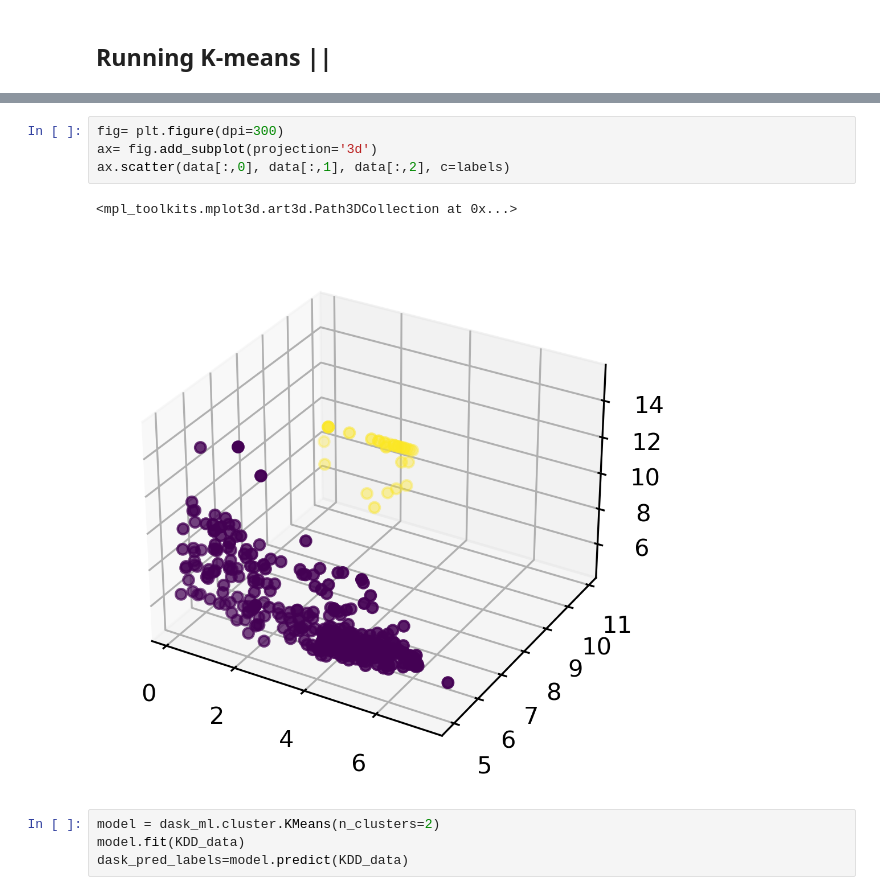
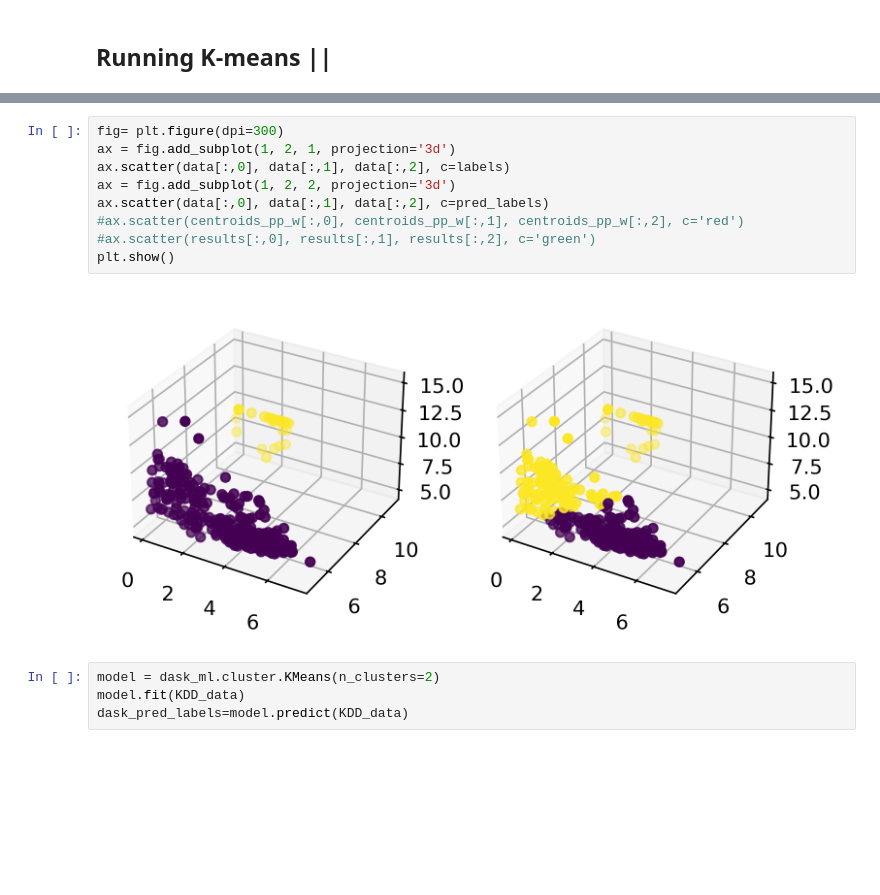
Before and after one commit to ElHuaco/Distributed-k-means, a Jupyter notebook: src/dask/notebooks/OUR CODE/Main.ipynb, the cells around one changed output, grey strips where cells are left out. Saved outputs shown, nothing was run; the diff lists cells and outputs as text; blank space fills up the shorter version.

```diff
--- a/src/dask/notebooks/OUR CODE/Main.ipynb
+++ b/src/dask/notebooks/OUR CODE/Main.ipynb
@@ -496,10 +498,14 @@ plt.show()
 # %%
 fig= plt.figure(dpi=300)
-ax= fig.add_subplot(projection='3d')
+ax = fig.add_subplot(1, 2, 1, projection='3d')
 ax.scatter(data[:,0], data[:,1], data[:,2], c=labels)
+ax = fig.add_subplot(1, 2, 2, projection='3d')
+ax.scatter(data[:,0], data[:,1], data[:,2], c=pred_labels)
+#ax.scatter(centroids_pp_w[:,0], centroids_pp_w[:,1], centroids_pp_w[:,2], c='red')
+#ax.scatter(results[:,0], results[:,1], results[:,2], c='green')
+plt.show()
 # %% [output]
-<mpl_toolkits.mplot3d.art3d.Path3DCollection at 0x...>
-[figure, old version]
+[figure, new version]
 # %%
 model = dask_ml.cluster.KMeans(n_clusters=2)
 model.fit(KDD_data)
```
Also changed, not shown: parts of 8 cells of this notebook, 1 other file.
